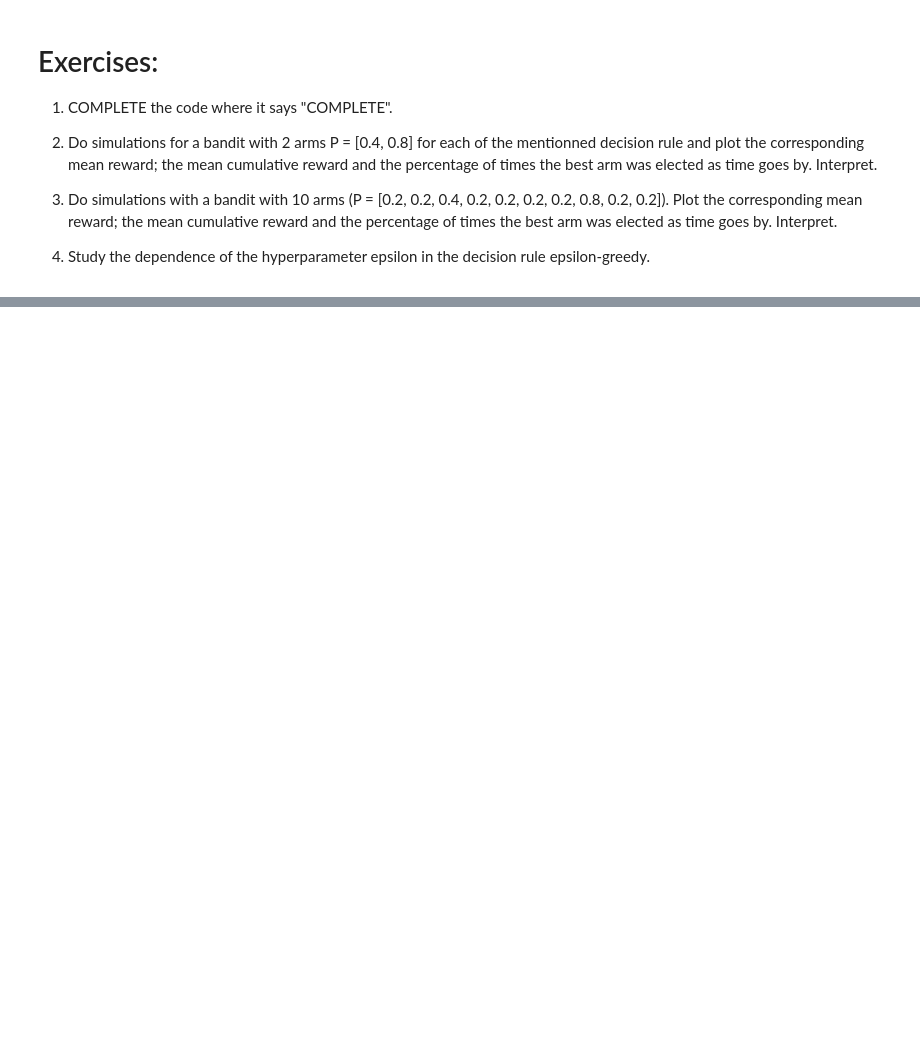
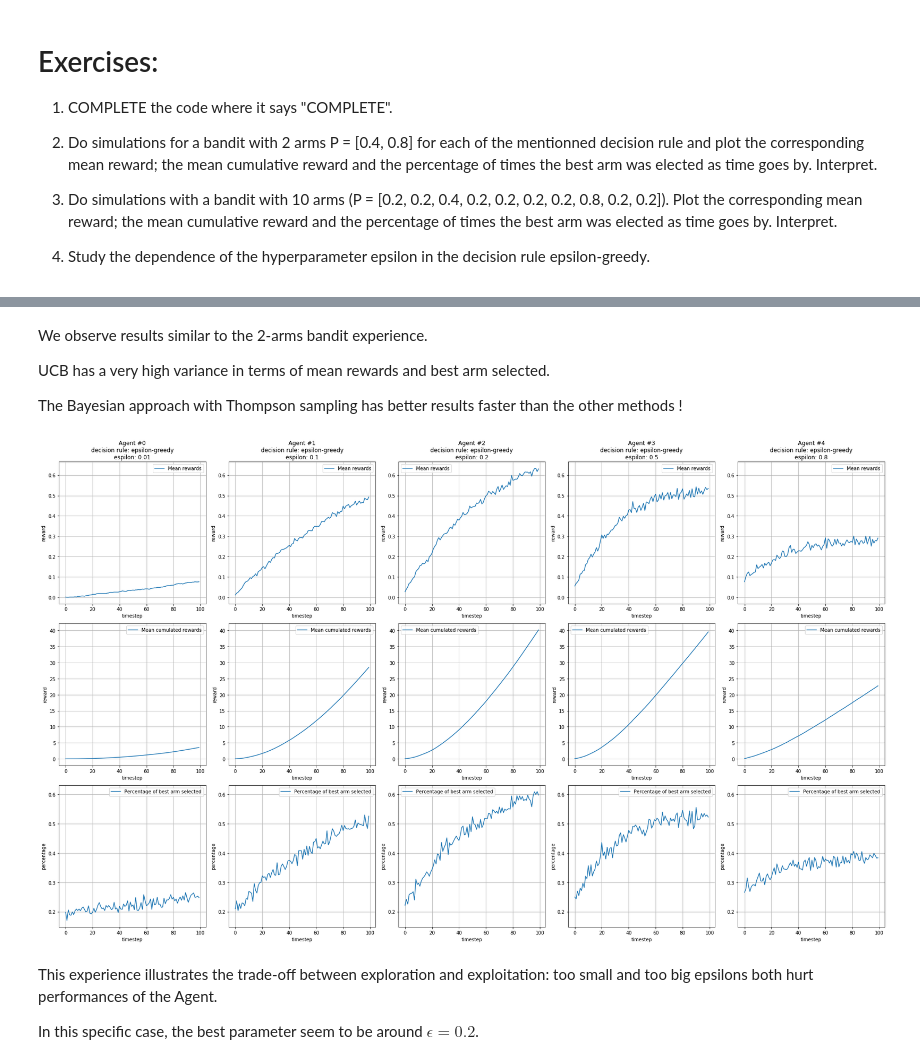
Before and after one commit to EmmanuelJhno/Reinforcement_learning, a Jupyter notebook: TP2_bandits_2020.ipynb, the cells around one changed output, grey strips where cells are left out. Cells and saved outputs as stored; diff of their text form; code cells hidden in the pictures; blank space fills up the shorter version.

```diff
--- a/TP2_bandits_2020.ipynb
+++ b/TP2_bandits_2020.ipynb
@@ -35,6 +35,9 @@ class Agent(object):
 
         if decision_rule == "UCB":
             self.UCB_param = param["UCB_param"]
+
+        if decision_rule == "Thompson":
+            self.learning_rule = "BayesianBetaPrior"
 
     def environment(self, env, init_q):
         # initialize environment
@@ -64,19 +67,34 @@ class Agent(object):
         # action.
         self.iteration += 1
         if self.decision_rule == "greedy":
-            # COMPLETE
-            pass
+            if self.learning_rule == "averaging":
+                selected_action = np.argmax(self.q_estimate)
+            elif self.learning_rule == "BayesianBetaPrior":
+                theta = self.alpha / (self.alpha + self.beta)
+                selected_action = np.argmax(theta)
 
         if self.decision_rule == "epsilon-greedy":
-            # COMPLETE
-            pass
+            if np.random.rand() <= self.epsilon:
+                selected_action =  np.random.randint(0, self.k)
+            else:
+                if self.learning_rule == "averaging":
+                    selected_action = np.argmax(self.q_estimate)
+                elif self.learning_rule == "BayesianBetaPrior":
+                    theta = self.alpha / (self.alpha + self.beta)
+                    selected_action = np.argmax(theta)
 
         if self.decision_rule == "UCB":
-            # COMPLETE
-            pass
+            eps_t = np.sqrt(2 * np.log(self.iteration) / (self.act_count + 1))
+            if self.learning_rule == "averaging":
+                selected_action = np.argmax(self.q_estimate + eps_t)
+            elif self.learning_rule == "BayesianBetaPrior":
+                theta = self.alpha / (self.alpha + self.beta)
+                selected_action = np.argmax(theta + eps_t)
+
         if self.decision_rule == "Thompson":
-            # COMPLETE
-            pass
+            probs = [np.random.beta(self.alpha[a], self.beta[a], 1) for a in self.actions]
+            selected_action = np.argmax(probs)
+
         self.act_count[selected_action] += 1
         return selected_action
 # %%
@@ -115,0 +201,20 @@ def plot_results(agents, actions, rewards):
+# %% [markdown]
+We observe results similar to the 2-arms bandit experience.
+
+UCB has a very high variance in terms of mean rewards and best arm selected.
+
+The Bayesian approach with Thompson sampling has better results faster than the other methods !
+# %%
+epsilons = [0.01, 0.1, 0.2, 0.5, 0.8]
+
+agents = [Agent(learning_rule="averaging", decision_rule="epsilon-greedy", param={"epsilon": eps}) for eps in epsilons]
+rewards, actions = simulateBandits(agents=agents, narms=10, initp=[0.2, 0.2, 0.4, 0.2, 0.2, 0.2, 0.2, 0.8, 0.2, 0.2])
+
+plt.figure(figsize=(25, 15))
+plot_results(agents, rewards, actions)
+# %% [output]
+[figure, added]
+# %% [markdown]
+This experience illustrates the trade-off between exploration and exploitation: too small and too big epsilons both hurt performances of the Agent.
+
+In this specific case, the best parameter seem to be around $\epsilon = 0.2$.
```
Also changed, not shown: parts of 7 cells of this notebook.
